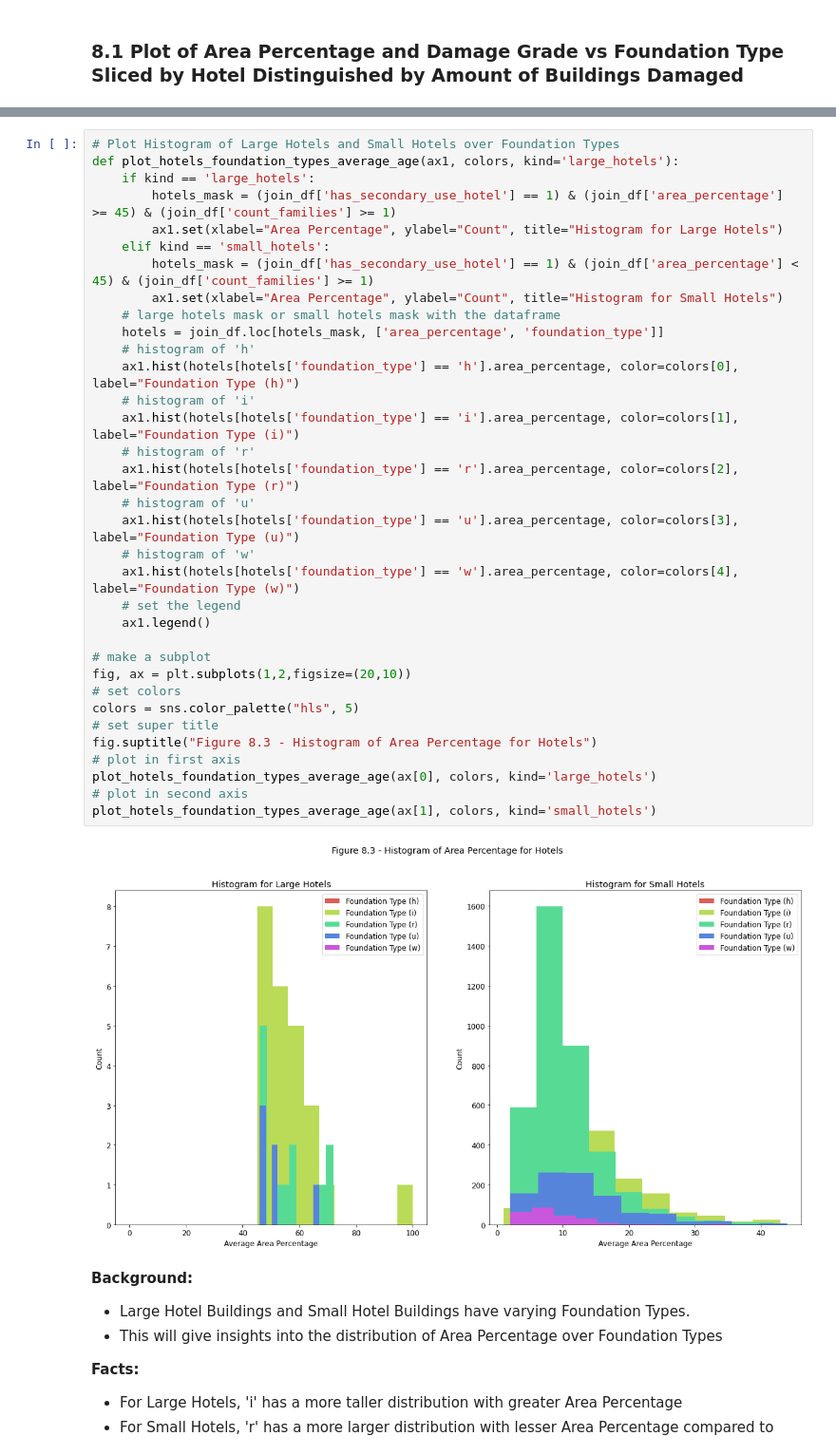
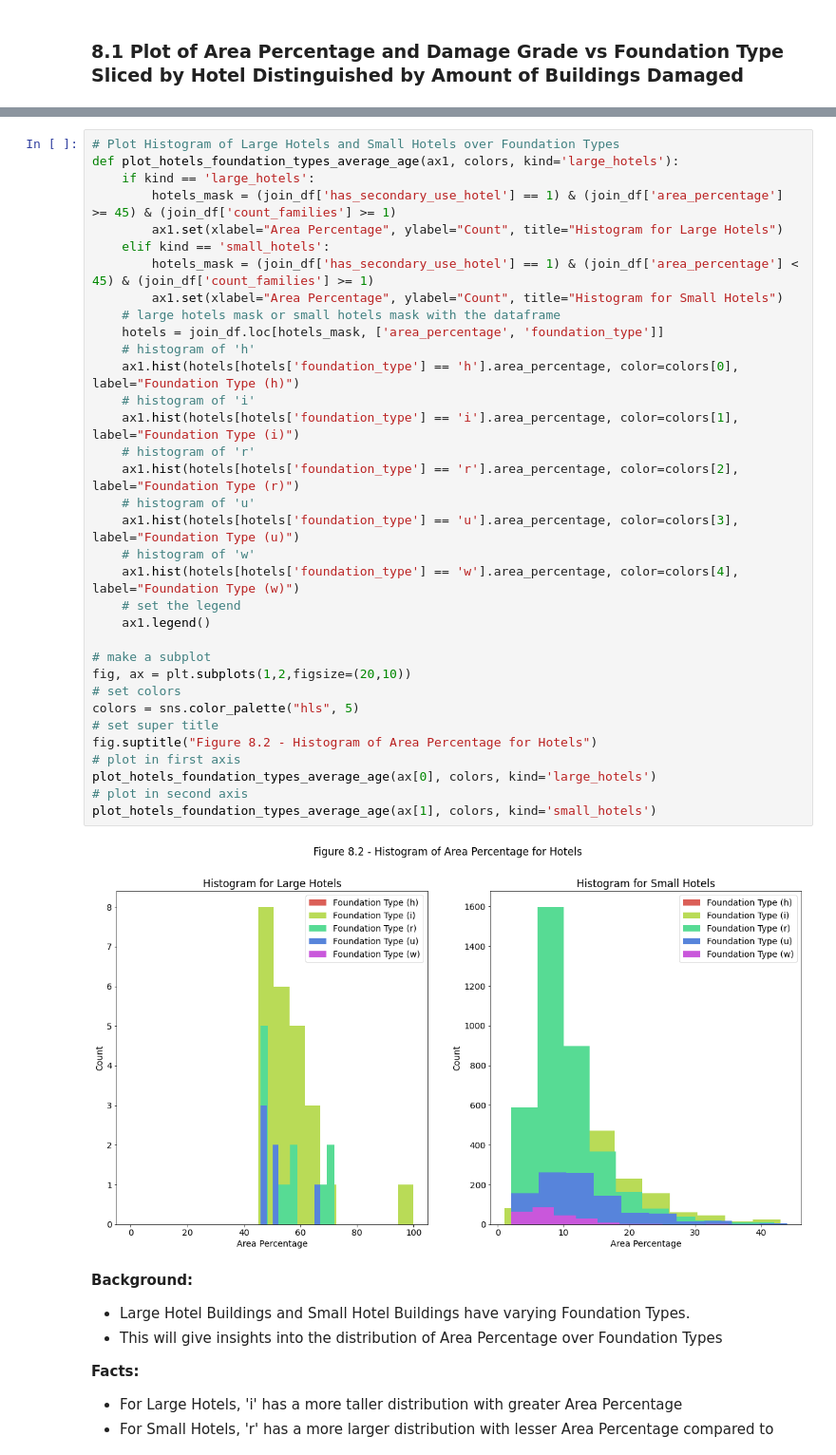
Before and after one commit to DS-Group22-ADP/Practical-Project, a Jupyter notebook: notebooks/Exploratory-Data-Analysis (Main Notebook).ipynb, the cells around one changed output, grey strips where cells are left out. Shown at 95% size. Cells and saved outputs as stored; diff of their text form.

```diff
--- a/notebooks/Exploratory-Data-Analysis (Main Notebook).ipynb
+++ b/notebooks/Exploratory-Data-Analysis (Main Notebook).ipynb
@@ -2682,35 +2701,35 @@ def plot_hotels_foundation_types_average_age(ax1, colors, kind='large_hotels'):
         hotels_mask = (join_df['has_secondary_use_hotel'] == 1) & (join_df['area_percentage'] >= 45) & (join_df['count_families'] >= 1)
         ax1.set(xlabel="Area Percentage", ylabel="Count", title="Histogram for Large Hotels")
     elif kind == 'small_hotels':
         hotels_mask = (join_df['has_secondary_use_hotel'] == 1) & (join_df['area_percentage'] < 45) & (join_df['count_families'] >= 1)
         ax1.set(xlabel="Area Percentage", ylabel="Count", title="Histogram for Small Hotels")
     # large hotels mask or small hotels mask with the dataframe
     hotels = join_df.loc[hotels_mask, ['area_percentage', 'foundation_type']]
     # histogram of 'h'
     ax1.hist(hotels[hotels['foundation_type'] == 'h'].area_percentage, color=colors[0], label="Foundation Type (h)")
     # histogram of 'i'
     ax1.hist(hotels[hotels['foundation_type'] == 'i'].area_percentage, color=colors[1], label="Foundation Type (i)")
     # histogram of 'r'
     ax1.hist(hotels[hotels['foundation_type'] == 'r'].area_percentage, color=colors[2], label="Foundation Type (r)")
     # histogram of 'u'
     ax1.hist(hotels[hotels['foundation_type'] == 'u'].area_percentage, color=colors[3], label="Foundation Type (u)")
     # histogram of 'w'
     ax1.hist(hotels[hotels['foundation_type'] == 'w'].area_percentage, color=colors[4], label="Foundation Type (w)")
     # set the legend
     ax1.legend()
 
 # make a subplot
 fig, ax = plt.subplots(1,2,figsize=(20,10))
 # set colors
 colors = sns.color_palette("hls", 5)
 # set super title
-fig.suptitle("Figure 8.3 - Histogram of Area Percentage for Hotels")
+fig.suptitle("Figure 8.2 - Histogram of Area Percentage for Hotels")
 # plot in first axis
 plot_hotels_foundation_types_average_age(ax[0], colors, kind='large_hotels')
 # plot in second axis
 plot_hotels_foundation_types_average_age(ax[1], colors, kind='small_hotels')
 # %% [output]
-[figure, old version]
+[figure, new version]
 # %% [markdown]
 **Background:**
 
```
Also changed, not shown: parts of 21 cells of this notebook.
